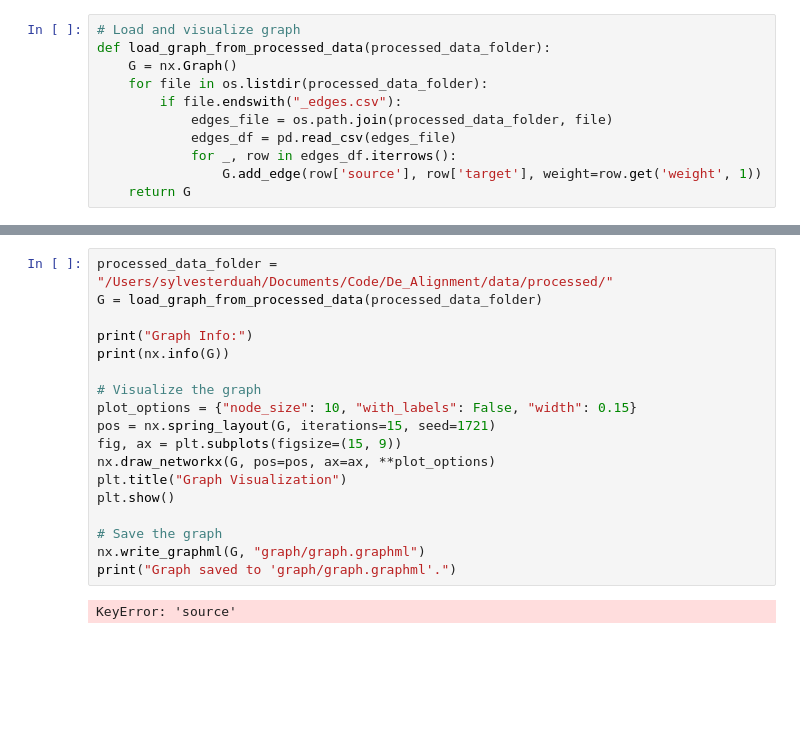
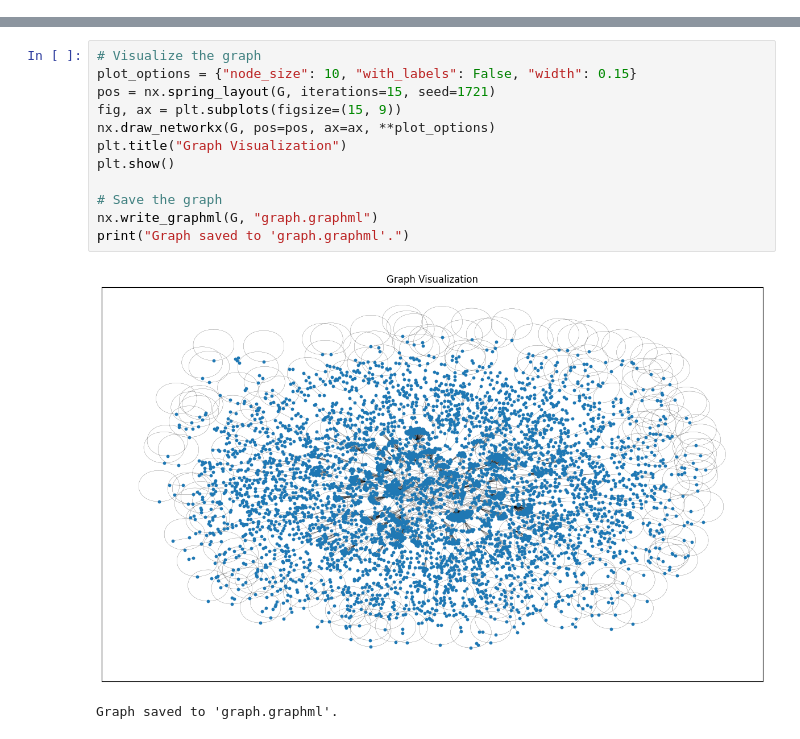
Before and after one commit to SylvesterDuah/The_Guardian_of_AI_Alignment, a Jupyter notebook: graph/graph_creation.ipynb, the cells around one changed output, grey strips where cells are left out. Cells and saved outputs as stored; diff of their text form; blank space fills up the shorter version.

```diff
--- a/graph/graph_creation.ipynb
+++ b/graph/graph_creation.ipynb
@@ -7,11 +15,0 @@ import matplotlib.pyplot as plt
-# %%
-# Load and visualize graph
-def load_graph_from_processed_data(processed_data_folder):
-    G = nx.Graph()
-    for file in os.listdir(processed_data_folder):
-        if file.endswith("_edges.csv"):
-            edges_file = os.path.join(processed_data_folder, file)
-            edges_df = pd.read_csv(edges_file)
-            for _, row in edges_df.iterrows():
-                G.add_edge(row['source'], row['target'], weight=row.get('weight', 1))
-    return G
@@ -18,20 +75,15 @@ def load_graph_from_processed_data(processed_data_folder):
 # %%
-processed_data_folder = "/Users/sylvesterduah/Documents/Code/De_Alignment/data/processed/"
-G = load_graph_from_processed_data(processed_data_folder)
-
-print("Graph Info:")
-print(nx.info(G))
-
 # Visualize the graph
 plot_options = {"node_size": 10, "with_labels": False, "width": 0.15}
 pos = nx.spring_layout(G, iterations=15, seed=1721)
 fig, ax = plt.subplots(figsize=(15, 9))
 nx.draw_networkx(G, pos=pos, ax=ax, **plot_options)
 plt.title("Graph Visualization")
 plt.show()
 
 # Save the graph
-nx.write_graphml(G, "graph/graph.graphml")
-print("Graph saved to 'graph/graph.graphml'.")
+nx.write_graphml(G, "graph.graphml")
+print("Graph saved to 'graph.graphml'.")
 # %% [output]
+[figure, added]
-KeyError: 'source'
+Graph saved to 'graph.graphml'.
```
Also changed, not shown: parts of 4 cells of this notebook, 4 other files.
